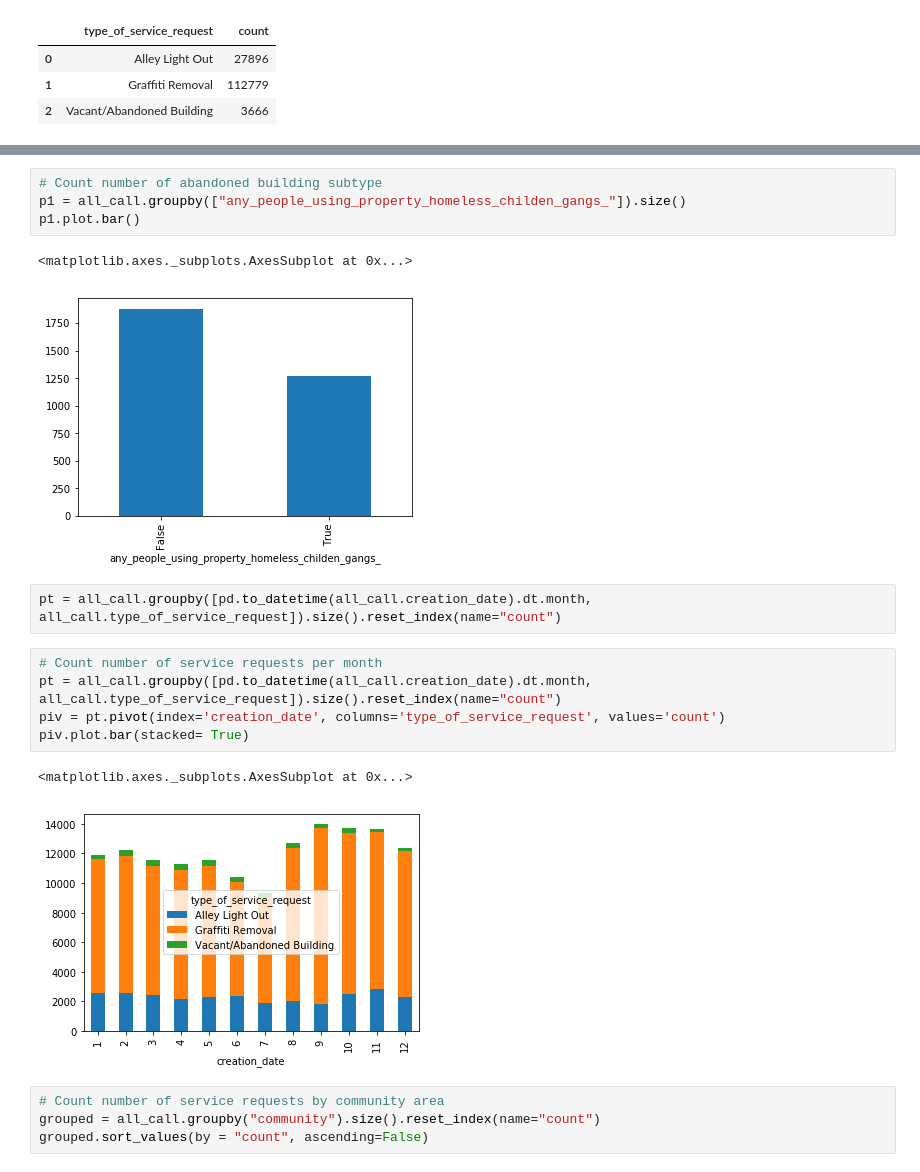
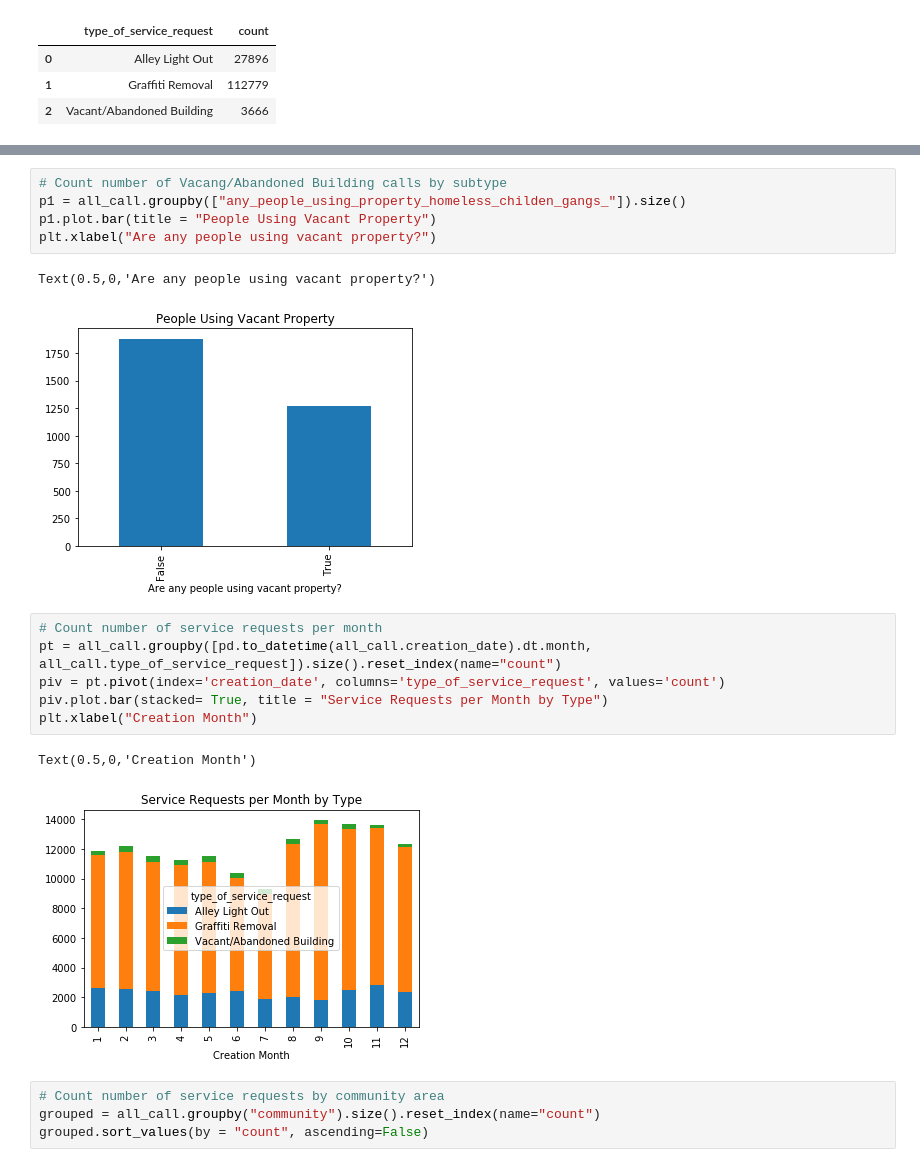
Before and after one commit to alenastern/Machine_Learning_Public_Policy, a Jupyter notebook: Assignment1_Stern.ipynb, the cells around one changed output, grey strips where cells are left out. Saved outputs shown, nothing was run; the diff lists cells and outputs as text.

```diff
--- a/Assignment1_Stern.ipynb
+++ b/Assignment1_Stern.ipynb
@@ -67,20 +67,20 @@ p1.plot.bar()
 # %%
-# Count number of abandoned building subtype
+# Count number of Vacang/Abandoned Building calls by subtype
 p1 = all_call.groupby(["any_people_using_property_homeless_childen_gangs_"]).size()
-p1.plot.bar()
+p1.plot.bar(title = "People Using Vacant Property")
+plt.xlabel("Are any people using vacant property?")
 # %% [output]
-<matplotlib.axes._subplots.AxesSubplot at 0x...>
+Text(0.5,0,'Are any people using vacant property?')
-[figure, old version]
+[figure, new version]
-# %%
-pt = all_call.groupby([pd.to_datetime(all_call.creation_date).dt.month, all_call.type_of_service_request]).size().reset_index(name="count")
 # %%
 # Count number of service requests per month
 pt = all_call.groupby([pd.to_datetime(all_call.creation_date).dt.month, all_call.type_of_service_request]).size().reset_index(name="count")
 piv = pt.pivot(index='creation_date', columns='type_of_service_request', values='count')
-piv.plot.bar(stacked= True)
+piv.plot.bar(stacked= True, title = "Service Requests per Month by Type")
+plt.xlabel("Creation Month")
 # %% [output]
-<matplotlib.axes._subplots.AxesSubplot at 0x...>
+Text(0.5,0,'Creation Month')
-[figure, old version]
+[figure, new version]
 # %%
 # Count number of service requests by community area
 grouped = all_call.groupby("community").size().reset_index(name="count")
```
Also changed, not shown: parts of 30 cells of this notebook.
